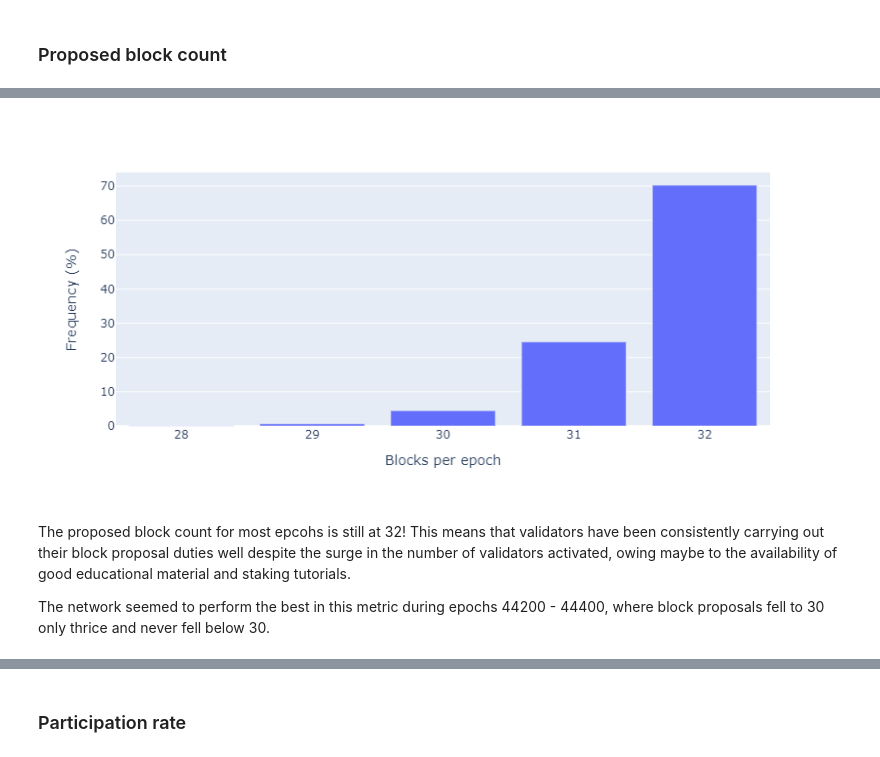
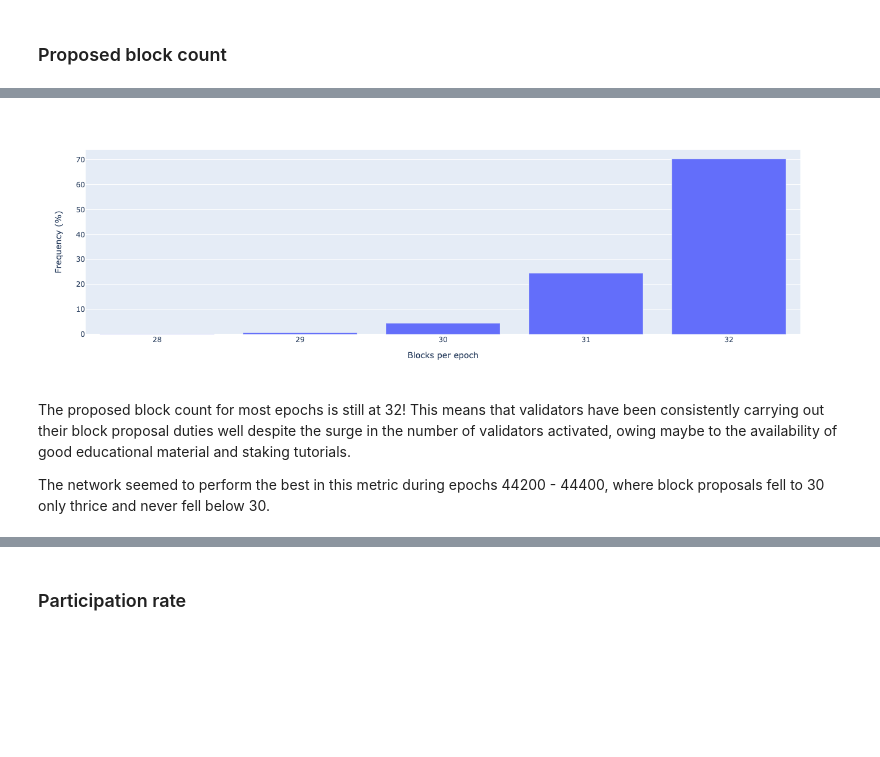
Before and after one commit to SHSR2001/beacondigest, a Jupyter notebook: notebooks/2021/06/21/oceanic2.ipynb, the cells around one changed output, grey strips where cells are left out. Cells and saved outputs as stored; diff of their text form; code cells hidden in the pictures; blank space fills up the shorter version.

```diff
--- a/notebooks/2021/06/21/oceanic2.ipynb
+++ b/notebooks/2021/06/21/oceanic2.ipynb
@@ -252,14 +249,13 @@ fig
 # %%
 block_freq = df[['block_count']].value_counts(normalize=True).rename_axis('block_count').reset_index(name='freq')
 block_freq["freq"] *= 100
 px.bar(
-    block_freq, x="block_count", y="freq", labels={"block_count": "Blocks per epoch", "freq": "Frequency (%)"},
-    width=600, height=400
+    block_freq, x="block_count", y="freq", labels={"block_count": "Blocks per epoch", "freq": "Frequency (%)"}
 )
 # %% [output]
-[figure, old version]
+[figure, new version]
 # %% [markdown]
-The proposed block count for most epcohs is still at 32! This means that validators have been consistently carrying out their block proposal duties well despite the surge in the number of validators activated, owing maybe to the availability of good educational material and staking tutorials.
+The proposed block count for most epochs is still at 32! This means that validators have been consistently carrying out their block proposal duties well despite the surge in the number of validators activated, owing maybe to the availability of good educational material and staking tutorials.
 
 The network seemed to perform the best in this metric during epochs 44200 - 44400, where block proposals fell to 30 only thrice and never fell below 30.
 # %%
```
Also changed, not shown: parts of 49 cells of this notebook, 3 other files.
